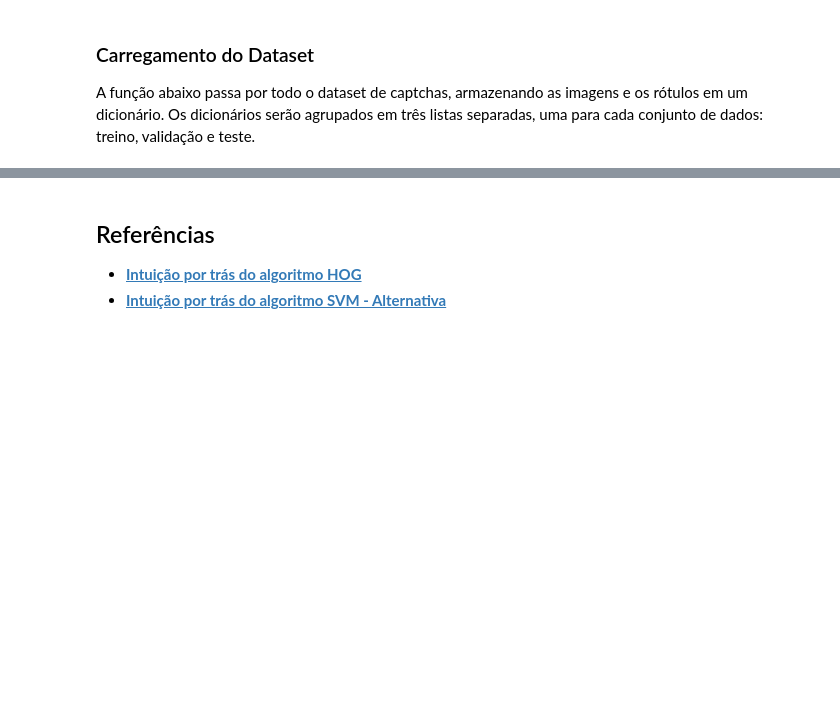
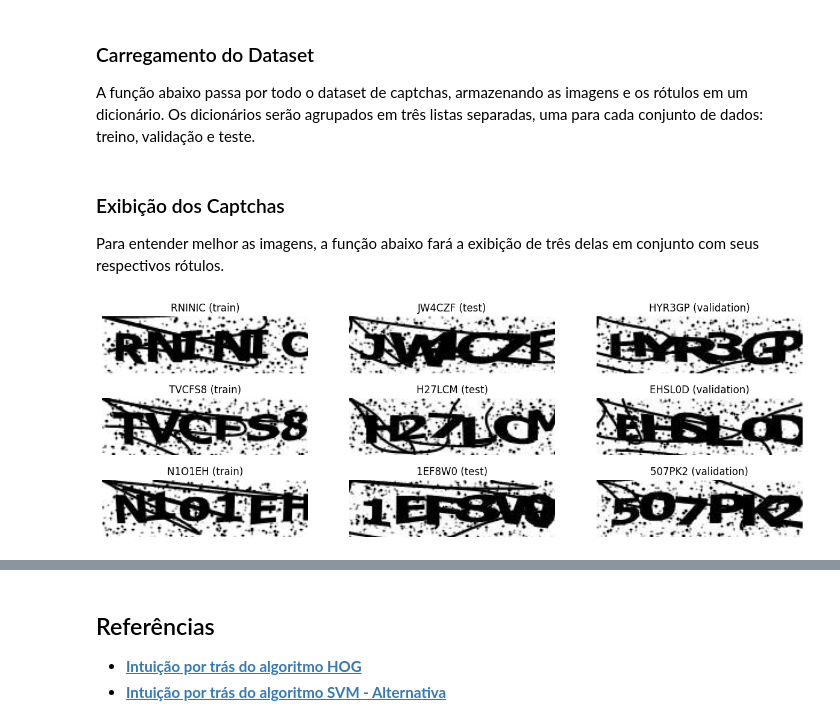
Before and after one commit to pedro-de-oliveira-guedes/captcha-recognition, a Jupyter notebook: captcha-recognition.ipynb, the cells around one changed output, grey strips where cells are left out. Cells and saved outputs as stored; diff of their text form; code cells hidden in the pictures; blank space fills up the shorter version.

```diff
--- a/captcha-recognition.ipynb
+++ b/captcha-recognition.ipynb
@@ -87,26 +87,29 @@ def download_captchas_from_google_drive():
 A função abaixo passa por todo o dataset de captchas, armazenando as imagens e os rótulos em um dicionário. Os dicionários serão agrupados em três listas separadas, uma para cada conjunto de dados: treino, validação e teste.
 # %%
 import cv2 as opencv
+
+
+TRAIN = "train"
+TEST = "test"
+VALIDATION = "validation"
+
+SET_TYPES = [TRAIN, TEST, VALIDATION]
 
 
 def load_captchas_dataset() -> dict:
     download_captchas_from_google_drive()
 
-    TRAIN = "train"
-    TEST = "test"
-    VALIDATION = "validation"
-    FOLDERS = [TRAIN, TEST, VALIDATION]
-
     all_captchas = {}
     for filename in os.listdir("captcha_10k/labels"):
         with open(f"captcha_10k/labels/{filename}", 'r') as f:
-            all_captchas[filename] = {"label": f.read().strip()}
+            all_captchas[filename.split('.')[0]] = {"label": f.read().strip()}
 
-    for folder in FOLDERS:
+    for folder in SET_TYPES:
         for filename in os.listdir(f"captcha_10k/{folder}"):
+            file_number = filename.split('.')[0]
             image = opencv.imread(f"captcha_10k/{folder}/{filename}", opencv.IMREAD_GRAYSCALE)
-            all_captchas[filename]["image"] = image / 255.0
-            all_captchas[filename]["type"] = folder
+            all_captchas[file_number]["image"] = image / 255.0
+            all_captchas[file_number]["type"] = folder
 
     train_captchas = [all_captchas[filename] for filename in all_captchas if all_captchas[filename]["type"] == TRAIN]
     test_captchas = [all_captchas[filename] for filename in all_captchas if all_captchas[filename]["type"] == TEST]
@@ -117,3 +120,28 @@ def load_captchas_dataset() -> dict:
         TEST: test_captchas,
         VALIDATION: validation_captchas
     }
+# %% [markdown]
+### Exibição dos Captchas
+Para entender melhor as imagens, a função abaixo fará a exibição de três delas em conjunto com seus respectivos rótulos.
+# %%
+import matplotlib.pyplot as plt
+
+
+def plot_captchas(captchas: dict, amount_per_type: int = 3):
+    _, axs = plt.subplots(amount_per_type, len(SET_TYPES), figsize=(15, 5), squeeze=False)
+
+    for set_type in SET_TYPES:
+        for i, captcha in enumerate(captchas[set_type]):
+            if i >= amount_per_type:
+                break
+            axs[i, SET_TYPES.index(set_type)].imshow(captcha["image"], cmap="gray")
+            axs[i, SET_TYPES.index(set_type)].set_title(f"{captcha['label']} ({set_type})")
+            axs[i, SET_TYPES.index(set_type)].axis("off")
+
+    plt.show()
+
+
+captchas = load_captchas_dataset()
+plot_captchas(captchas)
+# %% [output]
+[figure, added]
```
Also changed, not shown: parts of 19 cells of this notebook.
